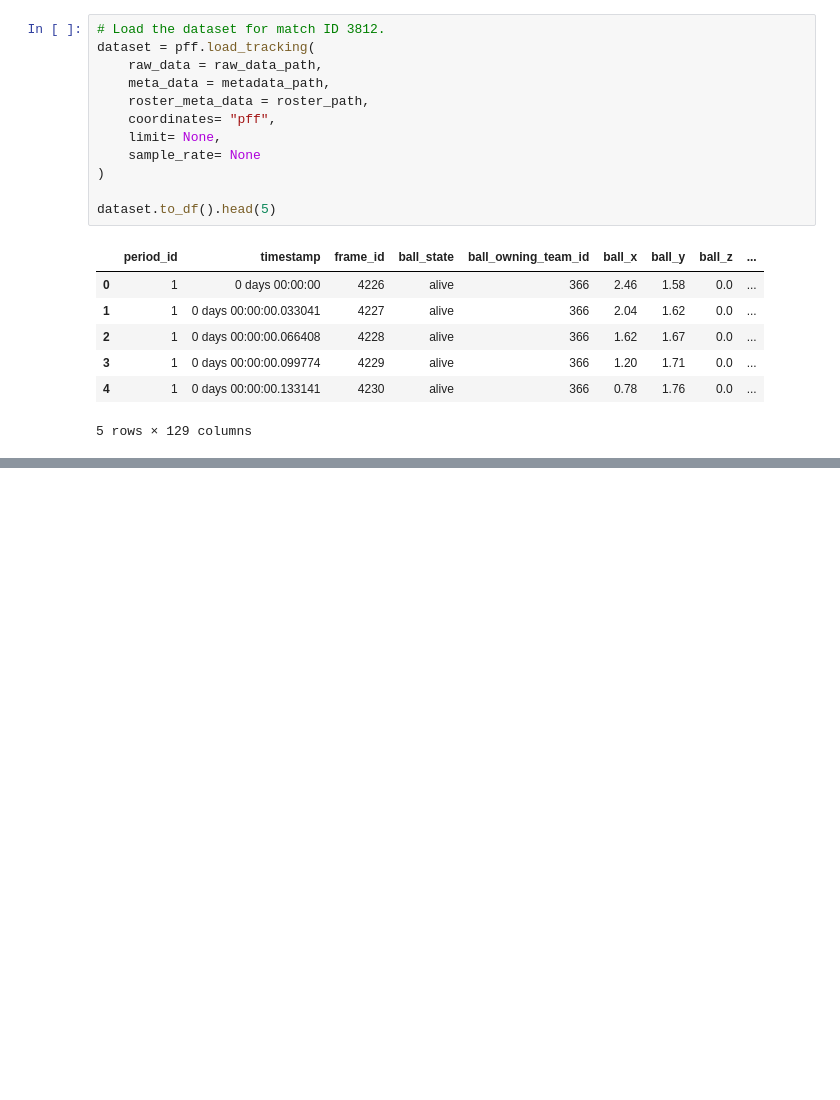
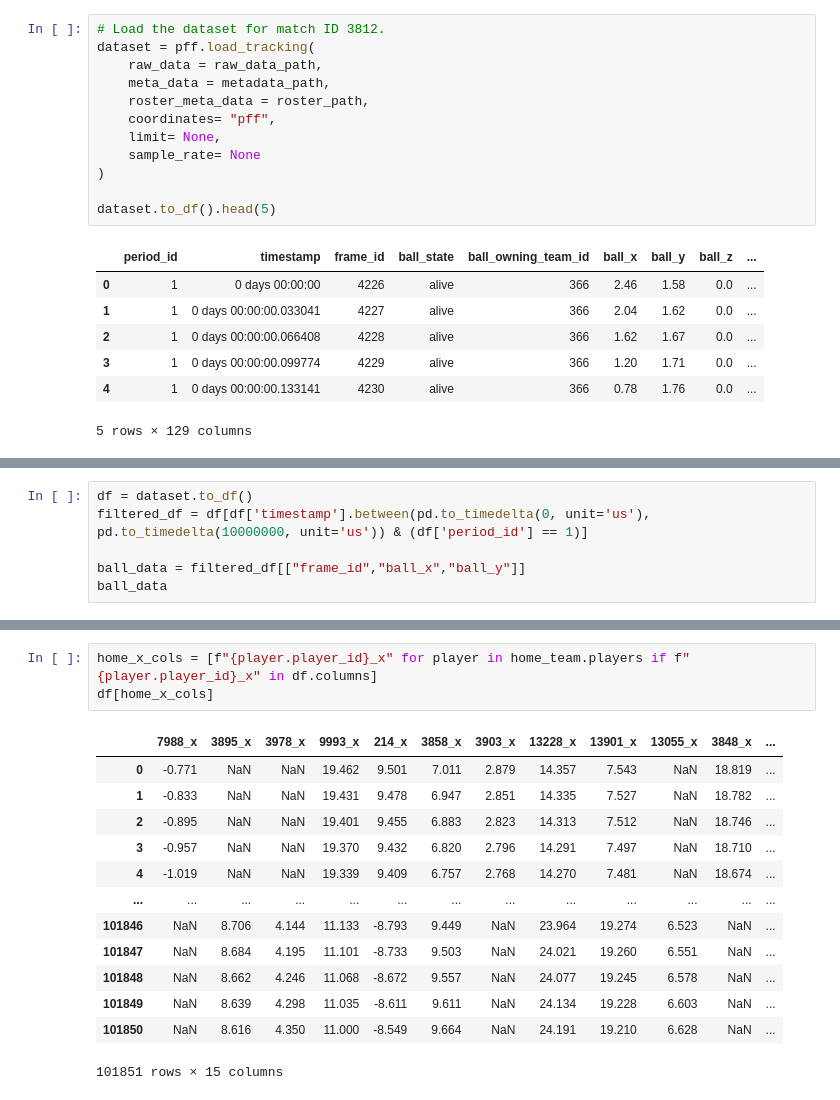
Before and after one commit to stephTchembeu/pysport-aims, a Jupyter notebook: tirth_week/test_28_07.ipynb, the cells around one changed output, grey strips where cells are left out. Saved outputs shown, nothing was run; the diff lists cells and outputs as text; blank space fills up the shorter version.

Commit message:
learn about the timestamp properties and the convertion into a dataframe using the to_df() property.

```diff
--- a/tirth_week/test_28_07.ipynb
+++ b/tirth_week/test_28_07.ipynb
@@ -52,0 +31,6 @@ frame0.x
+# %%
+df = dataset.to_df()
+filtered_df = df[df['timestamp'].between(pd.to_timedelta(0, unit='us'), pd.to_timedelta(10000000, unit='us')) & (df['period_id'] == 1)]
+
+ball_data = filtered_df[["frame_id","ball_x","ball_y"]]
+ball_data
@@ -52,0 +89,17 @@ frame0.x
+# %%
+home_x_cols = [f"{player.player_id}_x" for player in home_team.players if f"{player.player_id}_x" in df.columns]
+df[home_x_cols]
+# %% [output]
+|  | 7988_x | 3895_x | 3978_x | 9993_x | 214_x | 3858_x | 3903_x | 13228_x | 13901_x | 13055_x | 3848_x | ... |
+| 0 | -0.771 | NaN | NaN | 19.462 | 9.501 | 7.011 | 2.879 | 14.357 | 7.543 | NaN | 18.819 | ... |
+| 1 | -0.833 | NaN | NaN | 19.431 | 9.478 | 6.947 | 2.851 | 14.335 | 7.527 | NaN | 18.782 | ... |
+| 2 | -0.895 | NaN | NaN | 19.401 | 9.455 | 6.883 | 2.823 | 14.313 | 7.512 | NaN | 18.746 | ... |
+| 3 | -0.957 | NaN | NaN | 19.370 | 9.432 | 6.820 | 2.796 | 14.291 | 7.497 | NaN | 18.710 | ... |
+| 4 | -1.019 | NaN | NaN | 19.339 | 9.409 | 6.757 | 2.768 | 14.270 | 7.481 | NaN | 18.674 | ... |
+| ... | ... | ... | ... | ... | ... | ... | ... | ... | ... | ... | ... | ... |
+| 101846 | NaN | 8.706 | 4.144 | 11.133 | -8.793 | 9.449 | NaN | 23.964 | 19.274 | 6.523 | NaN | ... |
+| 101847 | NaN | 8.684 | 4.195 | 11.101 | -8.733 | 9.503 | NaN | 24.021 | 19.260 | 6.551 | NaN | ... |
+| 101848 | NaN | 8.662 | 4.246 | 11.068 | -8.672 | 9.557 | NaN | 24.077 | 19.245 | 6.578 | NaN | ... |
+| 101849 | NaN | 8.639 | 4.298 | 11.035 | -8.611 | 9.611 | NaN | 24.134 | 19.228 | 6.603 | NaN | ... |
+| 101850 | NaN | 8.616 | 4.350 | 11.000 | -8.549 | 9.664 | NaN | 24.191 | 19.210 | 6.628 | NaN | ... |
+101851 rows × 15 columns
```
Also changed, not shown: parts of 7 cells of this notebook, 2 other files.
